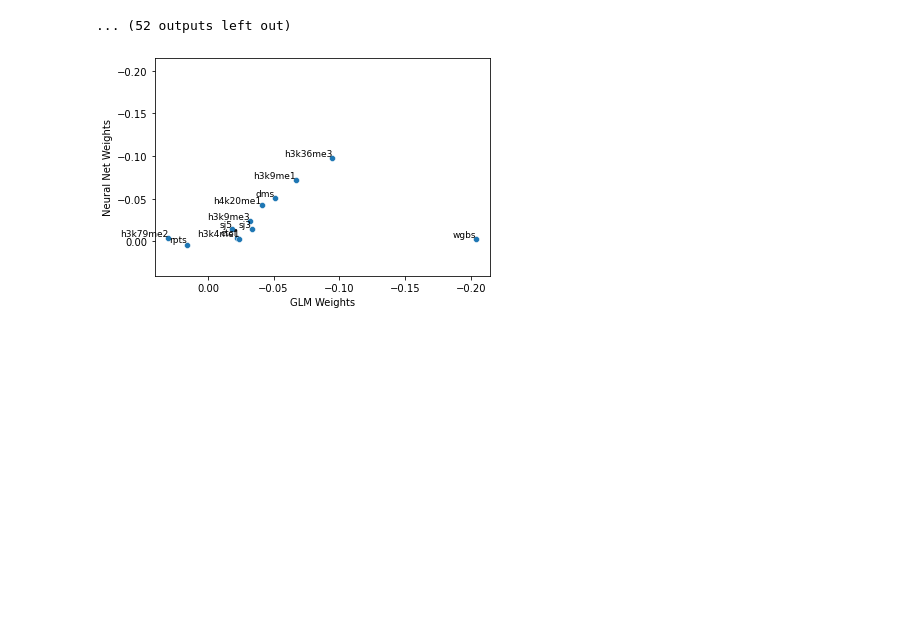
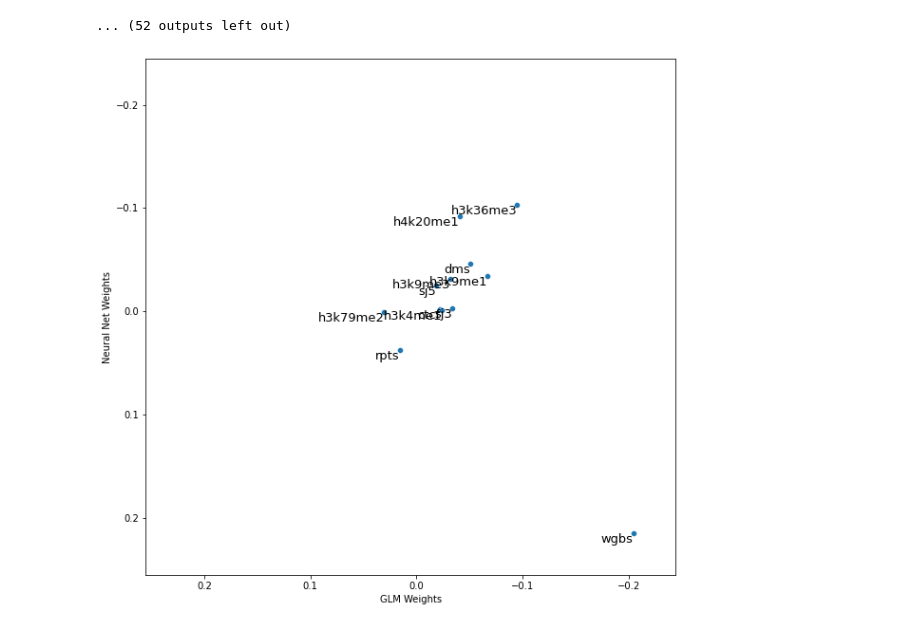
Before and after one commit to rhassett-cshl/ElongationNet, a Jupyter notebook: elongation_net_large.ipynb, the cells around one changed output. Saved outputs shown, nothing was run; the diff lists cells and outputs as text; code cells hidden in the pictures; blank space fills up the shorter version.

Commit message:
Update batching

```diff
--- a/elongation_net_large.ipynb
+++ b/elongation_net_large.ipynb
@@ -89,11 +59,3 @@ Number of Features: 12
     # ]
 
 Y_ji = df.iloc[:, 6:-2].values
-# %%
-from sklearn.preprocessing import StandardScaler
-
-"""
-scaler = StandardScaler()
-column_name = df.columns[-2]
-df.iloc[:, -2] = scaler.fit_transform(df.iloc[:, -2].values.reshape(-1, 1))
-"""
@@ -164,7 +124,7 @@ train_set = Subset(dataset, train_idx)
 val_set = Subset(dataset, val_idx)
 test_set = Subset(dataset, test_idx)
 
-batch_size = 64
+batch_size = 32
 # %%
 device = torch.device("cuda" if torch.cuda.is_available() else "cpu")
 
@@ -270,7 +230,7 @@ with torch.no_grad():
 # %%
 optimizer = optim.SGD(model.parameters(), lr=0.0001, momentum=0)
 
-num_epochs = 5
+num_epochs = 20
 
 loss_hist_train = [0] * num_epochs
 loss_hist_valid = [0] * num_epochs
@@ -291,6 +251,7 @@ for epoch in range(num_epochs):
         loss.backward()
         optimizer.step()
         loss_hist_train[epoch] += loss.item()
+
     loss_hist_train[epoch] /= len(trndl)
     del trndl
 
@@ -329,8 +279,8 @@ filename = f"models/Elongation_Model_Large.pth"#_{timestamp}.pth"
 torch.save(model.state_dict(), filename)
 # %%
 
-model = nn.Linear(num_features, 1)
-model.load_state_dict(torch.load("models/Elongation_Model_chr16.pth"))
+model = nn.Linear(num_features, 1, bias=False)
+model.load_state_dict(torch.load("models/Elongation_Model_Large.pth"))
 cuda_available = torch.cuda.is_available()
 print("CUDA (GPU support) is available:", cuda_available)
 num_gpus = torch.cuda.device_count()
@@ -343,4 +293,5 @@ if cuda_available:
 
 first_param_device = next(model.parameters()).device
 print("Model is on device:", first_param_device)
+model.double()
 # %% [output]
@@ -549,20 +501,22 @@ number of samples: 16000
 [figure]
 ... (52 outputs left out)
 # %%
+plt.figure(figsize=(10, 10))
+
 sns.scatterplot(x=glm_kappa, y=weights[0])
 
 for i in range(len(glm_kappa)):
-    plt.text(glm_kappa[i], weights[0][i], feature_names[i], fontsize=9, ha='right', va='bottom')
+    plt.text(glm_kappa[i], weights[0][i], feature_names[i], fontsize=13, ha='right', va='top')
 plt.xlabel('GLM Weights')
 plt.ylabel('Neural Net Weights')
 
-max_val = max(np.max(glm_kappa), np.max(weights[0])) + 0.01
-min_val = min(np.min(glm_kappa), np.min(weights[0])) - 0.01
+max_val = max(np.max(glm_kappa), np.max(weights[0])) + 0.04
+min_val = min(np.min(glm_kappa), np.min(weights[0])) - 0.04
 
 plt.xlim(max_val, min_val)
 plt.ylim(max_val, min_val)
 
 # Show the plot
 plt.show()
 # %% [output]
-[figure, old version]
+[figure, new version]
```
Also changed, not shown: parts of 17 cells of this notebook, 11 other files.
